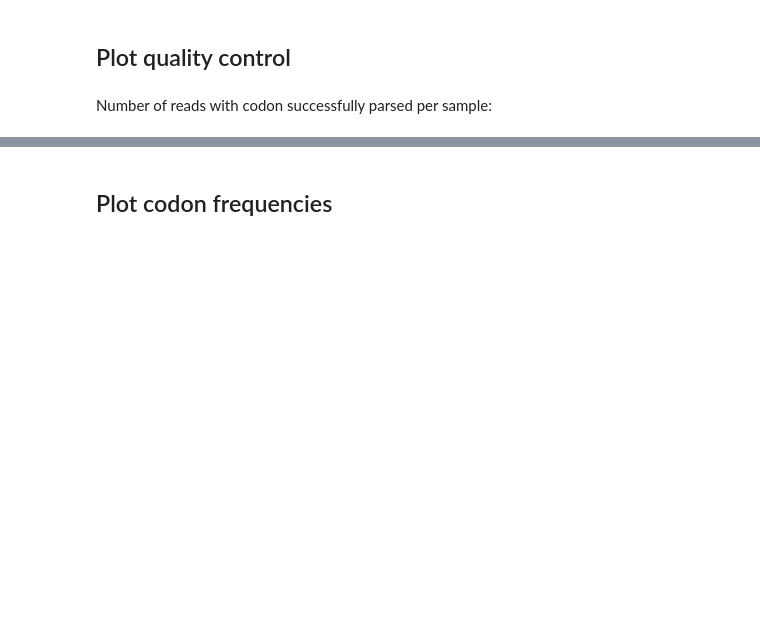
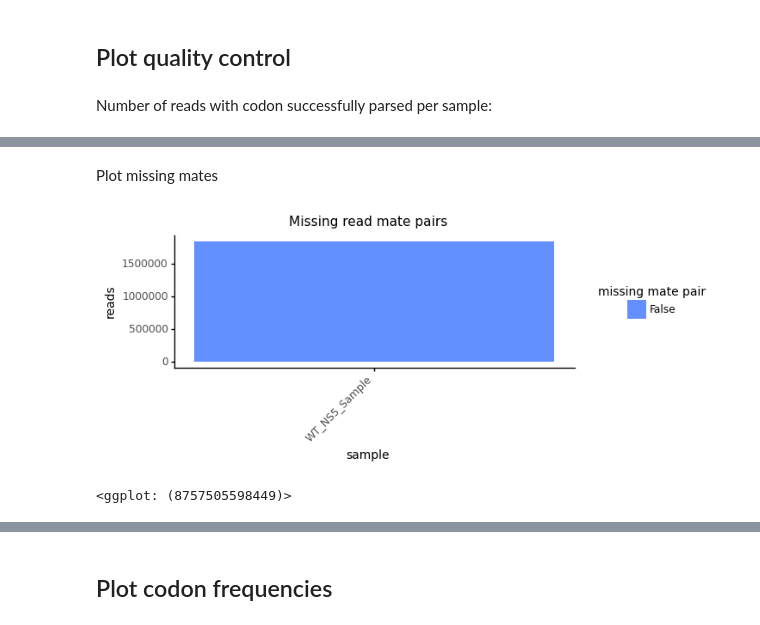
Before and after one commit to dbacsik/ns5_site734, a Jupyter notebook: codon_frequencies.py.ipynb, the cells around one changed output, grey strips where cells are left out. Saved outputs shown, nothing was run; the diff lists cells and outputs as text; code cells hidden in the pictures; blank space fills up the shorter version.

```diff
--- a/codon_frequencies.py.ipynb
+++ b/codon_frequencies.py.ipynb
@@ -216,0 +253,25 @@ display(parsing_qc)
+# %% [markdown]
+Plot missing mates
+# %%
+mate_pair_qc = (p9.ggplot(results_pairs) +
+              p9.aes(x='sample_name',
+                     fill='missing_mate') +
+              p9.geom_bar(stat='count') +
+              p9.ggtitle('Missing read mate pairs') +
+              p9.labs(x='sample',
+                      y='reads',
+                      fill='missing mate pair') +
+              p9.theme(figure_size=(6, 2),
+                       plot_title=p9.element_text(size=11),
+                       axis_title=p9.element_text(size=10),
+                       axis_text_x=p9.element_text(rotation=45, hjust=1),
+                       legend_position='right',
+                       legend_title=p9.element_text(size=10),
+                       legend_title_align='center') +
+              p9.scale_fill_manual(CBPALETTE_RICH[0:])
+              )
+
+display(mate_pair_qc)
+# %% [output]
+[figure, added]
+<ggplot: (8757505598449)>
```
Also changed, not shown: parts of 20 cells of this notebook.
